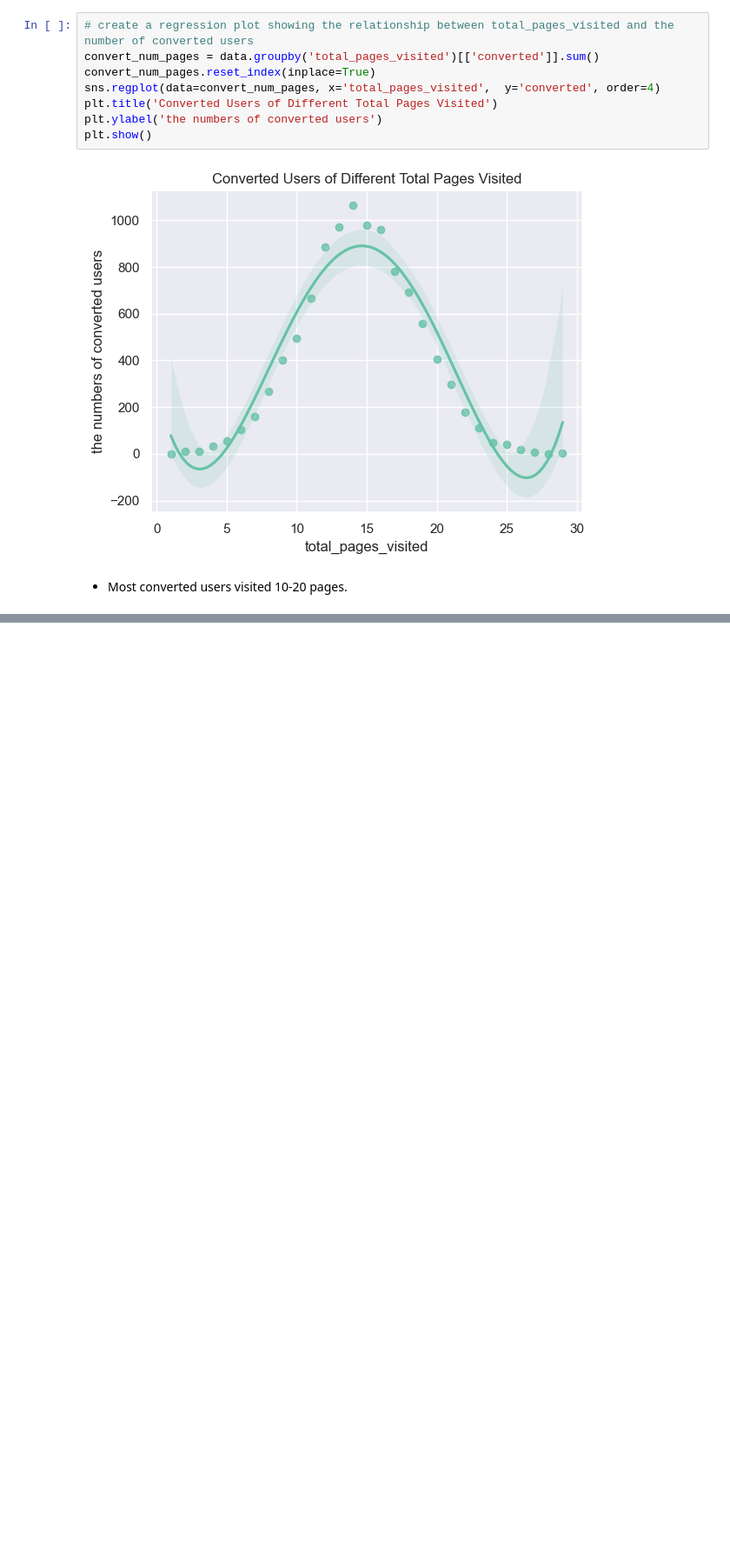
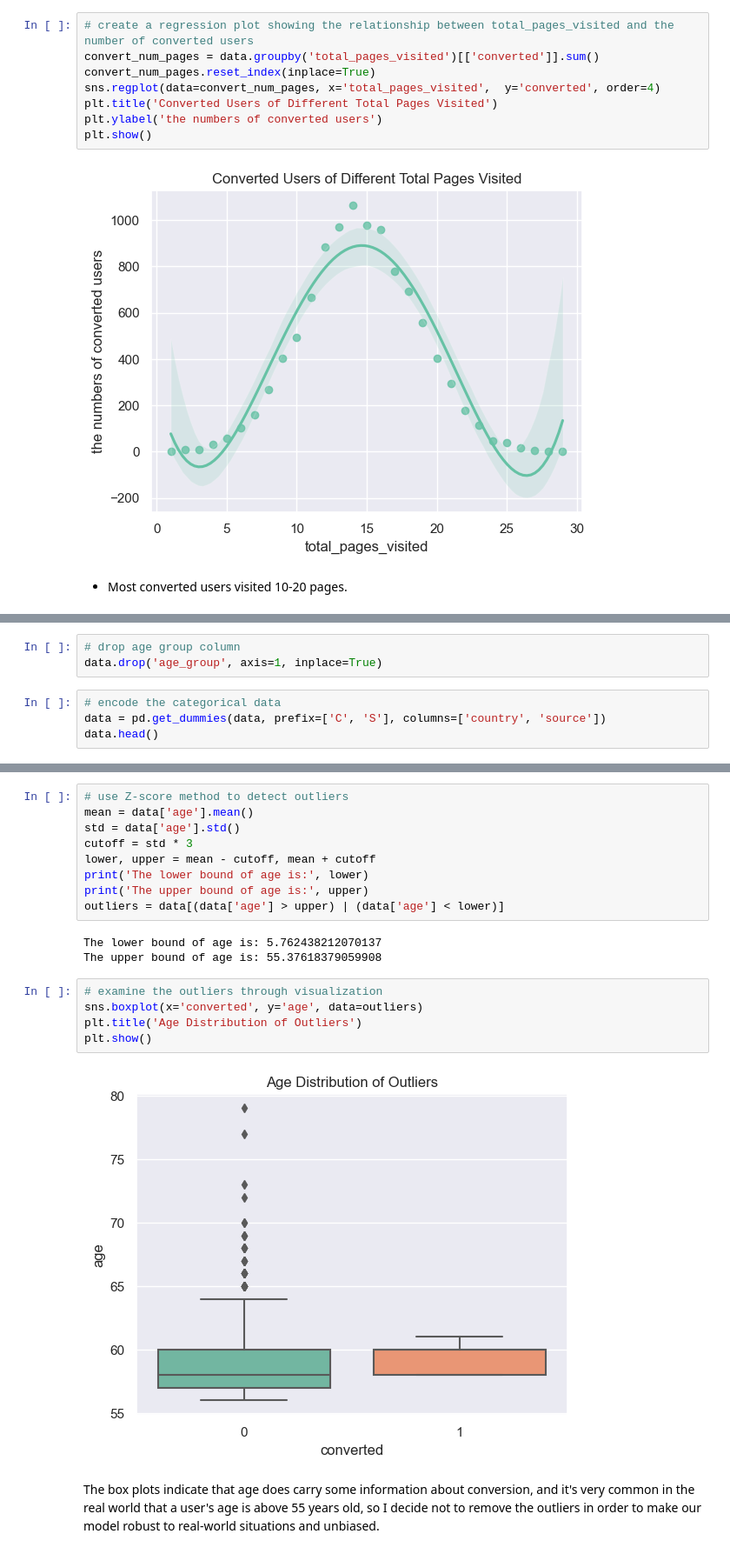
Before and after one commit to JielingChen/optimizing_conversion_rate, a Jupyter notebook: Optimizing Conversion Rate.ipynb, the cells around one changed output, grey strips where cells are left out. Shown at 87% size. Cells and saved outputs as stored; diff of their text form; blank space fills up the shorter version.

```diff
--- a/Optimizing Conversion Rate.ipynb
+++ b/Optimizing Conversion Rate.ipynb
@@ -336,0 +345,7 @@ plt.show()
+# %%
+# drop age group column
+data.drop('age_group', axis=1, inplace=True)
+# %%
+# encode the categorical data
+data = pd.get_dummies(data, prefix=['C', 'S'], columns=['country', 'source'])
+data.head()
@@ -336,0 +359,21 @@ plt.show()
+# %%
+# use Z-score method to detect outliers
+mean = data['age'].mean()
+std = data['age'].std()
+cutoff = std * 3
+lower, upper = mean - cutoff, mean + cutoff
+print('The lower bound of age is:', lower)
+print('The upper bound of age is:', upper)
+outliers = data[(data['age'] > upper) | (data['age'] < lower)]
+# %% [output]
+The lower bound of age is: 5.762438212070137
+The upper bound of age is: 55.37618379059908
+# %%
+# examine the outliers through visualization
+sns.boxplot(x='converted', y='age', data=outliers)
+plt.title('Age Distribution of Outliers')
+plt.show()
+# %% [output]
+[figure, added]
+# %% [markdown]
+The box plots indicate that age does carry some information about conversion, and it's very common in the real world that a user's age is above 55 years old, so I decide not to remove the outliers in order to make our model robust to real-world situations and unbiased.
```
Also changed, not shown: parts of 32 cells of this notebook.
